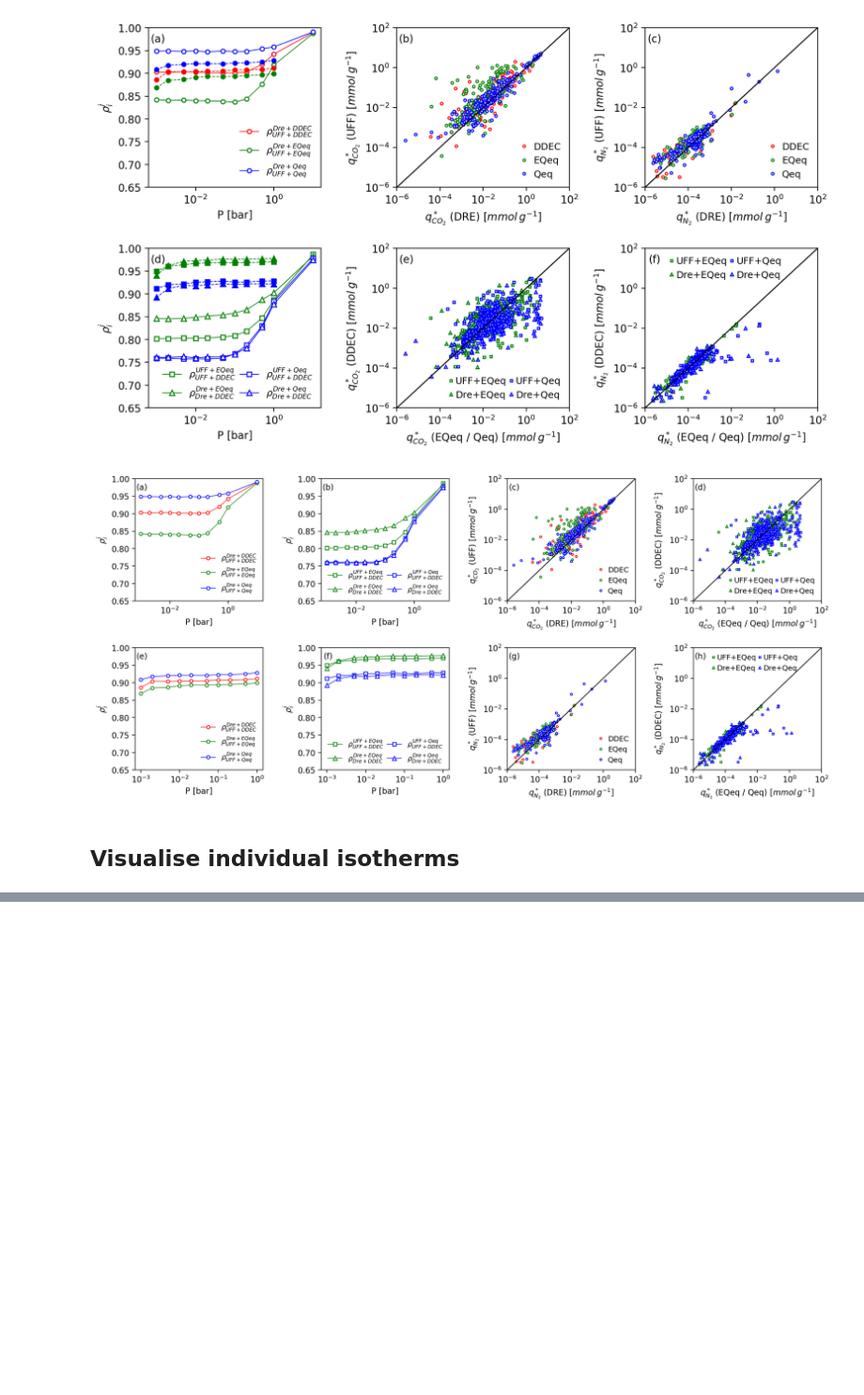
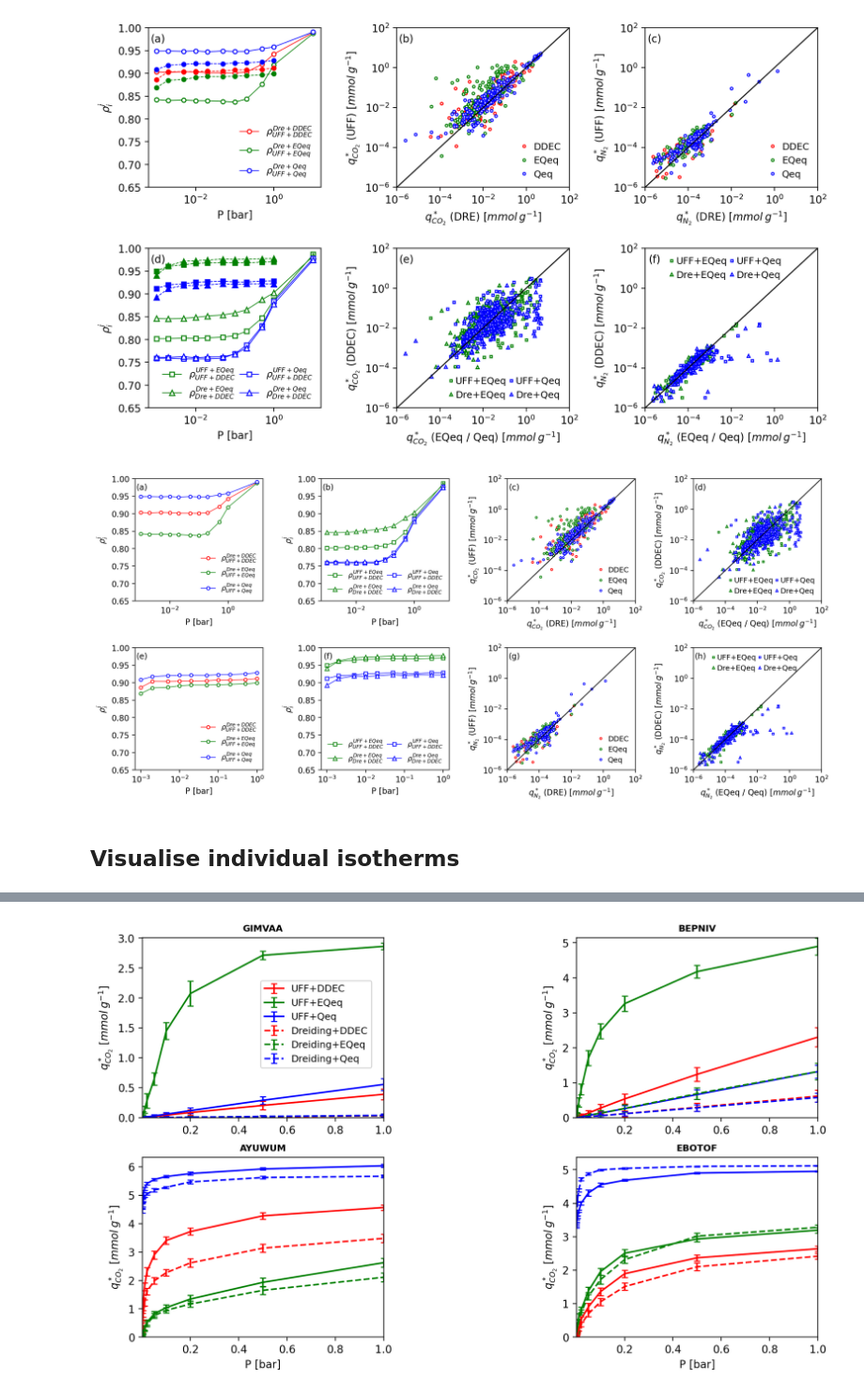
Before and after one commit to ConorNCleeton/uncertainty_screening_mofs, a Jupyter notebook: GCMC_exploratory_data_analysis/Exploratory_data_analysis.ipynb, the cells around one changed output, grey strips where cells are left out. Shown at 94% size. Drawn from its saved outputs; the diff is of its cells as text; code cells hidden in the pictures; blank space fills up the shorter version.

Commit message:
add isotherm visualisation functionality

```diff
--- a/GCMC_exploratory_data_analysis/Exploratory_data_analysis.ipynb
+++ b/GCMC_exploratory_data_analysis/Exploratory_data_analysis.ipynb
@@ -685,4 +685,4 @@ plt.savefig('Figure2.png', dpi=500)
 # %% [markdown]
 ## Visualise individual isotherms
 # %%
-mofs_demonstrating_diff_between_FFs = ['GIMVAA','BEPNIV','BOMCUB','EBOTOF']
+mofs_demonstrating_diff_between_FFs = ['GIMVAA','BEPNIV','AYUWUM','EBOTOF']
@@ -752,0 +689,66 @@ plt.subplots_adjust(left=0.1,
+# %%
+num_materials = len(mofs_demonstrating_diff_between_FFs)
+
+cols = 2; rows = math.ceil(num_materials/cols);
+ff_dict = {'UFF+DDEC':1,
+          'UFF+EQeq':2,
+          'UFF+Qeq': 3,
+          'UFF+NEUTRAL': 4,
+          'DREIDING+DDEC':5,
+          'DREIDING+EQeq':6,
+          'DREIDING+Qeq':7,
+          'DREIDING+NEUTRAL':8}
+
+fig,ax = plt.subplots(rows,cols,figsize=(11,3.25*rows),dpi=100)
+l = 0
+next_researcher = 0
+
+# *********************************************************** CHOOSE TEMPERATURE ****************************************
+Temp = 298
+# ***********************************************************************************************************************
+for i in range(rows):
+    for j in range(cols):
+        if num_materials == l:
+            break
+        else:
+            material = mofs_demonstrating_diff_between_FFs[next_researcher] # get dataframe for an individual ID (forcefield combination)
+
+            # partition data by temperature
+            CO2_data = CO2_df[CO2_df['Name']==material]; CO2_data = CO2_data[CO2_data['Temp(K)']==Temp];
+
+            # errorbar the data by temperature
+            ax[i][j].errorbar(CO2_data[CO2_data['ID']==1]['Pressure(Pa)']/1e5,CO2_data[CO2_data['ID']==1]['Loading(mmol/g)'],yerr=CO2_data[CO2_data['ID']==1]['Mean_Error(mmol/g)'],fmt='-r',capsize=3,label='UFF+DDEC')
+            ax[i][j].errorbar(CO2_data[CO2_data['ID']==2]['Pressure(Pa)']/1e5,CO2_data[CO2_data['ID']==2]['Loading(mmol/g)'],yerr=CO2_data[CO2_data['ID']==2]['Mean_Error(mmol/g)'],fmt='-g',capsize=3,label='UFF+EQeq')
+            ax[i][j].errorbar(CO2_data[CO2_data['ID']==3]['Pressure(Pa)']/1e5,CO2_data[CO2_data['ID']==3]['Loading(mmol/g)'],yerr=CO2_data[CO2_data['ID']==3]['Mean_Error(mmol/g)'],fmt='-b',capsize=3,label='UFF+Qeq')
+            # ax[i][j].errorbar(CO2_data[CO2_data['ID']==4]['Pressure(Pa)']/1e5,CO2_data[CO2_data['ID']==4]['Loading(mmol/g)'],yerr=CO2_data[CO2_data['ID']==4]['Mean_Error(mmol/g)'],fmt='-k',capsize=3,label='UFF+Neutral')
+            ax[i][j].errorbar(CO2_data[CO2_data['ID']==5]['Pressure(Pa)']/1e5,CO2_data[CO2_data['ID']==5]['Loading(mmol/g)'],yerr=CO2_data[CO2_data['ID']==5]['Mean_Error(mmol/g)'],fmt='--r',capsize=3,label='Dreiding+DDEC')
+            ax[i][j].errorbar(CO2_data[CO2_data['ID']==6]['Pressure(Pa)']/1e5,CO2_data[CO2_data['ID']==6]['Loading(mmol/g)'],yerr=CO2_data[CO2_data['ID']==6]['Mean_Error(mmol/g)'],fmt='--g',capsize=3,label='Dreiding+EQeq')
+            ax[i][j].errorbar(CO2_data[CO2_data['ID']==7]['Pressure(Pa)']/1e5,CO2_data[CO2_data['ID']==7]['Loading(mmol/g)'],yerr=CO2_data[CO2_data['ID']==7]['Mean_Error(mmol/g)'],fmt='--b',capsize=3,label='Dreiding+Qeq')
+            # ax[i][j].errorbar(CO2_data[CO2_data['ID']==8]['Pressure(Pa)']/1e5,CO2_data[CO2_data['ID']==8]['Loading(mmol/g)'],yerr=CO2_data[CO2_data['ID']==8]['Mean_Error(mmol/g)'],fmt='--k',capsize=3,label='Dreiding+Neutral')
+            ax[i][j].grid(b='none')
+            ax[i][j].set_xlim(left=0.001,right=1)
+            ax[i][j].set_title(material,fontweight="bold", size=8.5)
+            ax[i][j].grid()
+            low_P_data = CO2_data[CO2_data['Pressure(Pa)']<1e6]
+            L_lim = np.max(low_P_data['Loading(mmol/g)'])*1.05 # for determining a common y-axis limit for every graph
+            ax[i][j].set_ylim([0, L_lim])
+            next_researcher +=1
+        l += 1
+
+ax[0][0].set(ylabel='$q^*_{CO_2}$ [$mmol \: g^{-1}$]')
+ax[1][0].set(xlabel='P [bar]',ylabel='$q^*_{CO_2}$ [$mmol \: g^{-1}$]')
+ax[1][1].set(xlabel='P [bar]',ylabel='$q^*_{CO_2}$ [$mmol \: g^{-1}$]')
+ax[0][1].set(ylabel='$q^*_{CO_2}$ [$mmol \: g^{-1}$]');
+box = ax[0][0].get_position()
+ax[0][0].set_position([box.x0, box.y0, box.width * 0.8, box.height])
+ax[0][0].legend(loc='center right', bbox_to_anchor=(0.97, 0.52),fontsize=9)
+# set the spacing between subplots
+plt.subplots_adjust(left=0.1,
+                    bottom=0.1,
+                    right=0.9,
+                    top=0.9,
+                    wspace=0.8,
+                    hspace=0.22)
+# plt.savefig('CO2_examples_FF_failures.png', dpi=500)
+# %% [output]
+[figure, added]
```
Also changed, not shown: parts of 2 cells of this notebook.
